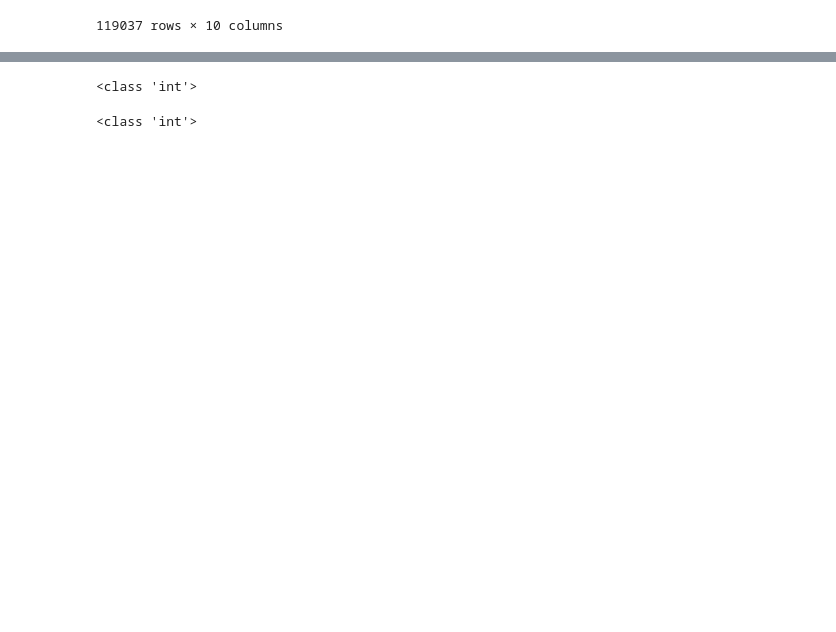
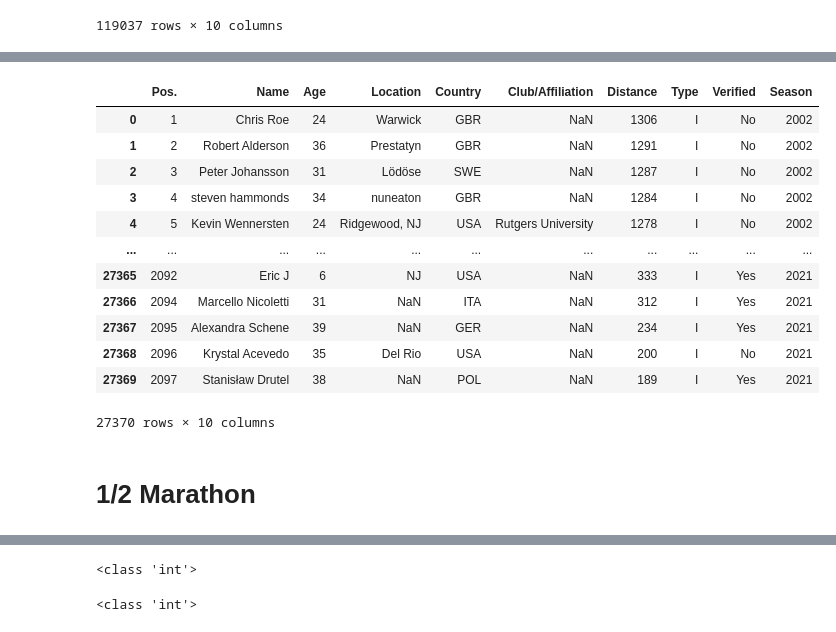
Before and after one commit to JohnShuford/FITDAT, a Jupyter notebook: Notebooks/C2_scrape.ipynb, the cells around one changed output, grey strips where cells are left out. Drawn from its saved outputs; the diff is of its cells as text; code cells hidden in the pictures; blank space fills up the shorter version.

```diff
--- a/Notebooks/C2_scrape.ipynb
+++ b/Notebooks/C2_scrape.ipynb
@@ -842,0 +1150,16 @@ thirtymin.to_csv('../CSVs/30min.csv')
+# %%
+fourmin
+# %% [output]
+|  | Pos. | Name | Age | Location | Country | Club/Affiliation | Distance | Type | Verified | Season |
+| 0 | 1 | Chris Roe | 24 | Warwick | GBR | NaN | 1306 | I | No | 2002 |
+| 1 | 2 | Robert Alderson | 36 | Prestatyn | GBR | NaN | 1291 | I | No | 2002 |
+| 2 | 3 | Peter Johansson | 31 | Lödöse | SWE | NaN | 1287 | I | No | 2002 |
+| 3 | 4 | steven hammonds | 34 | nuneaton | GBR | NaN | 1284 | I | No | 2002 |
+| 4 | 5 | Kevin Wennersten | 24 | Ridgewood, NJ | USA | Rutgers University | 1278 | I | No | 2002 |
+| ... | ... | ... | ... | ... | ... | ... | ... | ... | ... | ... |
+| 27365 | 2092 | Eric J | 6 | NJ | USA | NaN | 333 | I | Yes | 2021 |
+| 27366 | 2094 | Marcello Nicoletti | 31 | NaN | ITA | NaN | 312 | I | Yes | 2021 |
+| 27367 | 2095 | Alexandra Schene | 39 | NaN | GER | NaN | 234 | I | Yes | 2021 |
+| 27368 | 2096 | Krystal Acevedo | 35 | Del Rio | USA | NaN | 200 | I | No | 2021 |
+| 27369 | 2097 | Stanisław Drutel | 38 | NaN | POL | NaN | 189 | I | Yes | 2021 |
+27370 rows × 10 columns
@@ -842,0 +1168,2 @@ thirtymin.to_csv('../CSVs/30min.csv')
+# %% [markdown]
+# 1/2 Marathon
```
Also changed, not shown: parts of 35 cells of this notebook, 5 other files.
